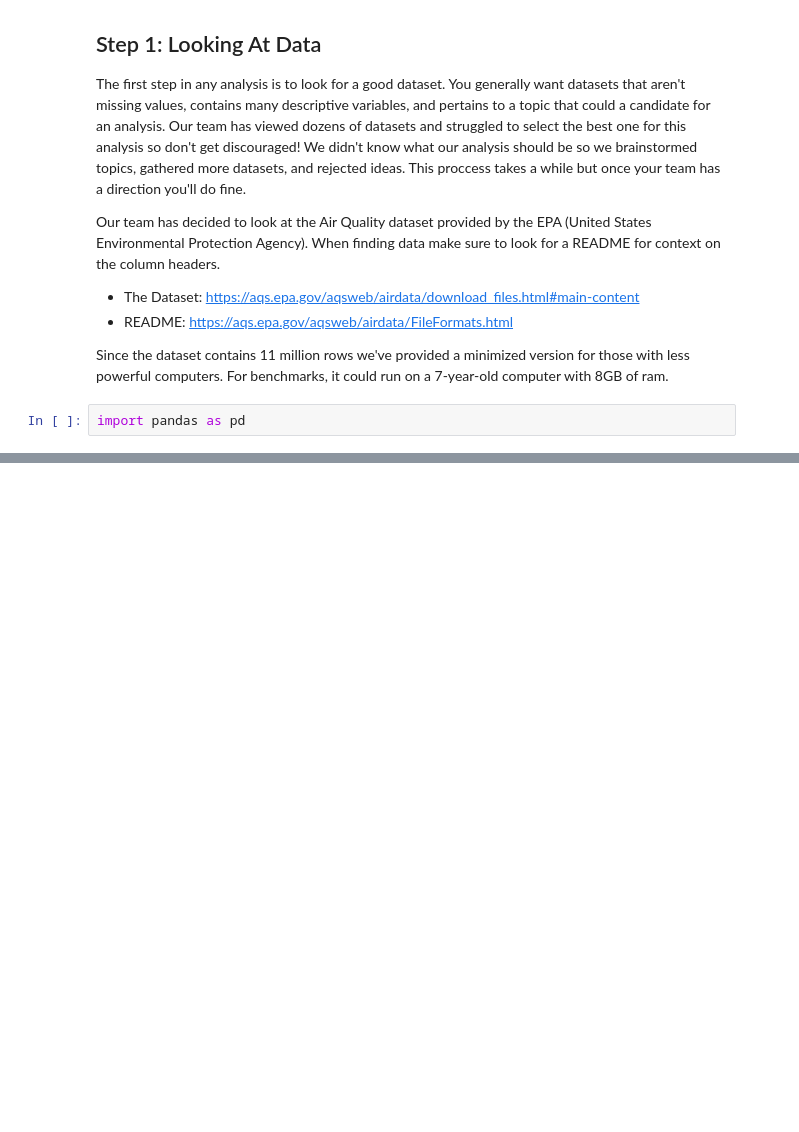
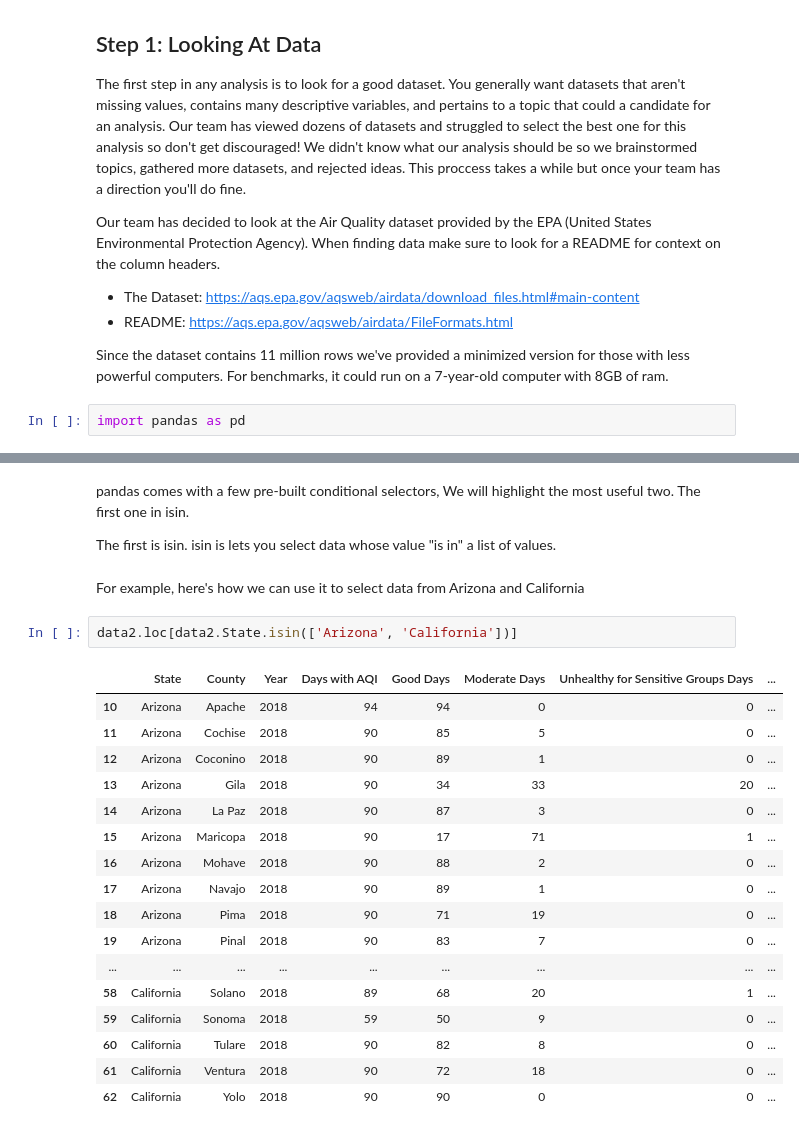
Before and after one commit to bigdatachallenge/2019_bdc_workshops, a Jupyter notebook: Week_Two_Data_Handling/Example_One.ipynb, the cells around one changed output, grey strips where cells are left out. Saved outputs shown, nothing was run; the diff lists cells and outputs as text; blank space fills up the shorter version.

```diff
--- a/Week_Two_Data_Handling/Example_One.ipynb
+++ b/Week_Two_Data_Handling/Example_One.ipynb
@@ -53,0 +266,26 @@ NameError: name 'data3' is not defined
+# %% [markdown]
+pandas comes with a few pre-built conditional selectors, We will highlight the most useful two. The first one in isin.
+
+The first is isin. isin is lets you select data whose value "is in" a list of values.
+# %% [markdown]
+For example, here's how we can use it to select data from Arizona and California
+# %%
+data2.loc[data2.State.isin(['Arizona', 'California'])]
+# %% [output]
+|  | State | County | Year | Days with AQI | Good Days | Moderate Days | Unhealthy for Sensitive Groups Days | ... |
+| 10 | Arizona | Apache | 2018 | 94 | 94 | 0 | 0 | ... |
+| 11 | Arizona | Cochise | 2018 | 90 | 85 | 5 | 0 | ... |
+| 12 | Arizona | Coconino | 2018 | 90 | 89 | 1 | 0 | ... |
+| 13 | Arizona | Gila | 2018 | 90 | 34 | 33 | 20 | ... |
+| 14 | Arizona | La Paz | 2018 | 90 | 87 | 3 | 0 | ... |
+| 15 | Arizona | Maricopa | 2018 | 90 | 17 | 71 | 1 | ... |
+| 16 | Arizona | Mohave | 2018 | 90 | 88 | 2 | 0 | ... |
+| 17 | Arizona | Navajo | 2018 | 90 | 89 | 1 | 0 | ... |
+| 18 | Arizona | Pima | 2018 | 90 | 71 | 19 | 0 | ... |
+| 19 | Arizona | Pinal | 2018 | 90 | 83 | 7 | 0 | ... |
+| ... | ... | ... | ... | ... | ... | ... | ... | ... |
+| 58 | California | Solano | 2018 | 89 | 68 | 20 | 1 | ... |
+| 59 | California | Sonoma | 2018 | 59 | 50 | 9 | 0 | ... |
+| 60 | California | Tulare | 2018 | 90 | 82 | 8 | 0 | ... |
+| 61 | California | Ventura | 2018 | 90 | 72 | 18 | 0 | ... |
+| 62 | California | Yolo | 2018 | 90 | 90 | 0 | 0 | ... |
```
Also changed, not shown: parts of 38 cells of this notebook.
